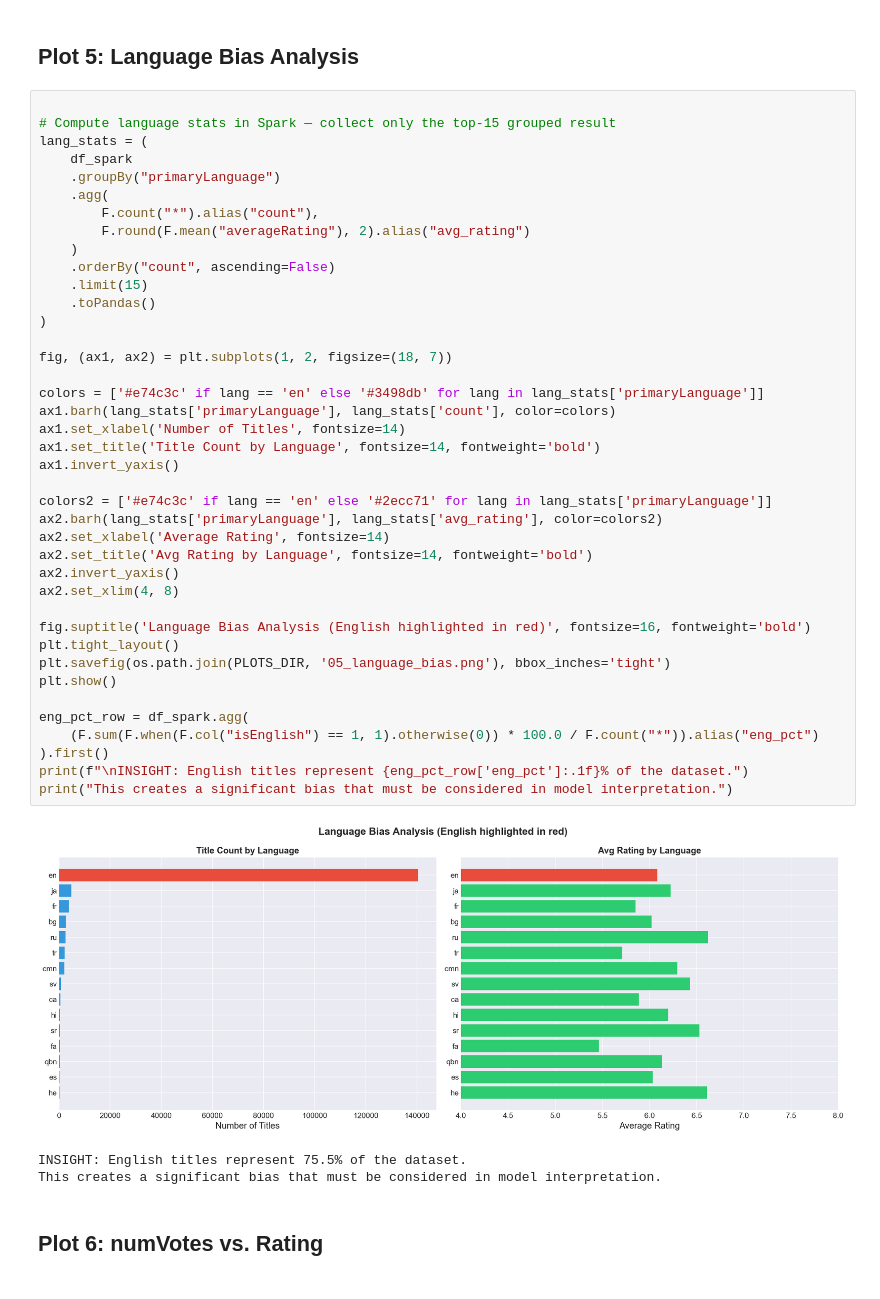
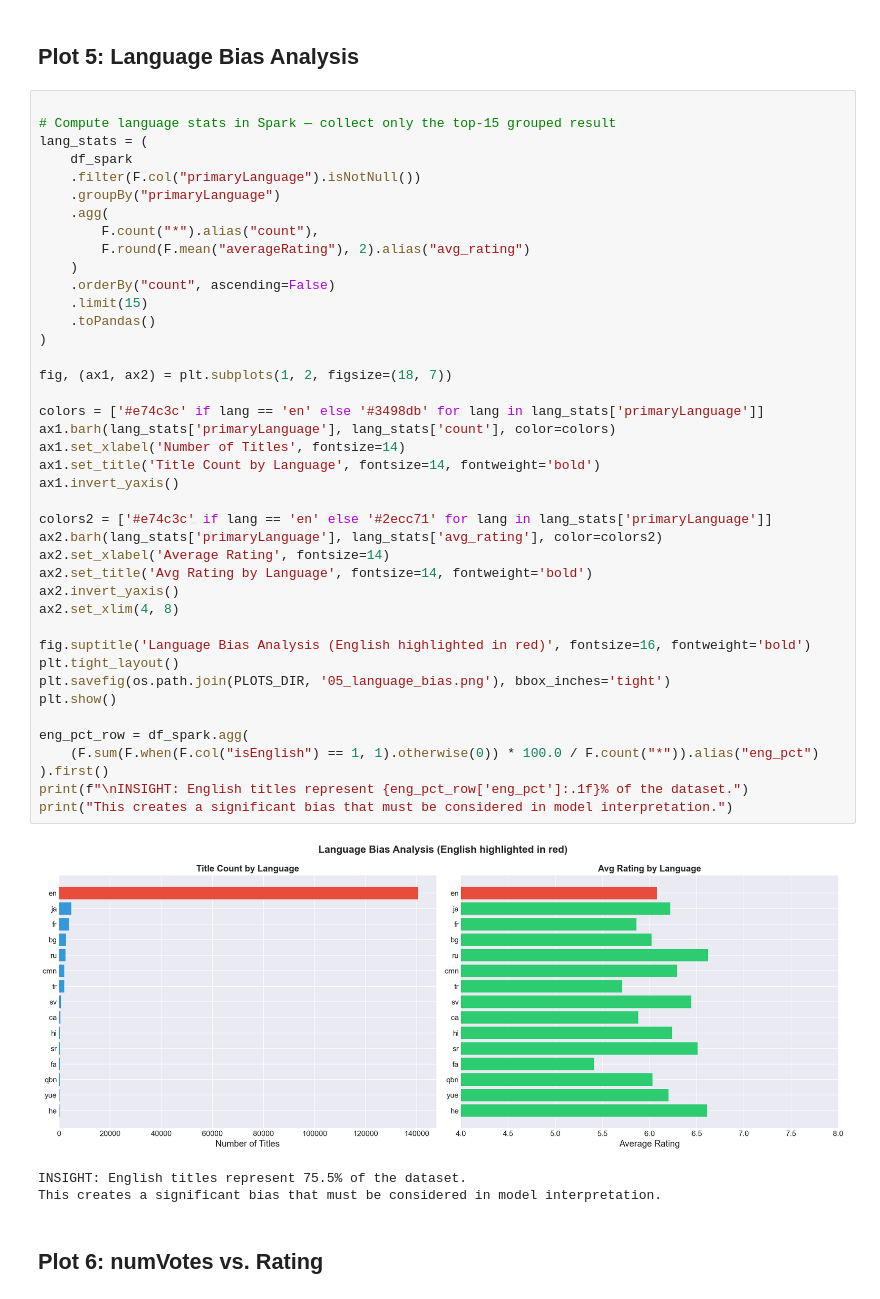
Before and after one commit to omarraouf125/Big-Data-Project, a Jupyter notebook: notebooks/03_visualization.ipynb, the cells around one changed output. Drawn from its saved outputs; the diff is of its cells as text.

```diff
--- a/notebooks/03_visualization.ipynb
+++ b/notebooks/03_visualization.ipynb
@@ -224,6 +224,7 @@ plt.show()
 # Compute language stats in Spark — collect only the top-15 grouped result
 lang_stats = (
     df_spark
+    .filter(F.col("primaryLanguage").isNotNull())
     .groupBy("primaryLanguage")
     .agg(
         F.count("*").alias("count"),
@@ -233,34 +234,34 @@ lang_stats = (
     .limit(15)
     .toPandas()
 )
 
 fig, (ax1, ax2) = plt.subplots(1, 2, figsize=(18, 7))
 
 colors = ['#e74c3c' if lang == 'en' else '#3498db' for lang in lang_stats['primaryLanguage']]
 ax1.barh(lang_stats['primaryLanguage'], lang_stats['count'], color=colors)
 ax1.set_xlabel('Number of Titles', fontsize=14)
 ax1.set_title('Title Count by Language', fontsize=14, fontweight='bold')
 ax1.invert_yaxis()
 
 colors2 = ['#e74c3c' if lang == 'en' else '#2ecc71' for lang in lang_stats['primaryLanguage']]
 ax2.barh(lang_stats['primaryLanguage'], lang_stats['avg_rating'], color=colors2)
 ax2.set_xlabel('Average Rating', fontsize=14)
 ax2.set_title('Avg Rating by Language', fontsize=14, fontweight='bold')
 ax2.invert_yaxis()
 ax2.set_xlim(4, 8)
 
 fig.suptitle('Language Bias Analysis (English highlighted in red)', fontsize=16, fontweight='bold')
 plt.tight_layout()
 plt.savefig(os.path.join(PLOTS_DIR, '05_language_bias.png'), bbox_inches='tight')
 plt.show()
 
 eng_pct_row = df_spark.agg(
     (F.sum(F.when(F.col("isEnglish") == 1, 1).otherwise(0)) * 100.0 / F.count("*")).alias("eng_pct")
 ).first()
 print(f"\nINSIGHT: English titles represent {eng_pct_row['eng_pct']:.1f}% of the dataset.")
 print("This creates a significant bias that must be considered in model interpretation.")
 # %% [output]
-[figure, old version]
+[figure, new version]
 INSIGHT: English titles represent 75.5% of the dataset.
 This creates a significant bias that must be considered in model interpretation.
 # %% [markdown]
```
Also changed, not shown: parts of 5 cells of this notebook, 3 other files.
